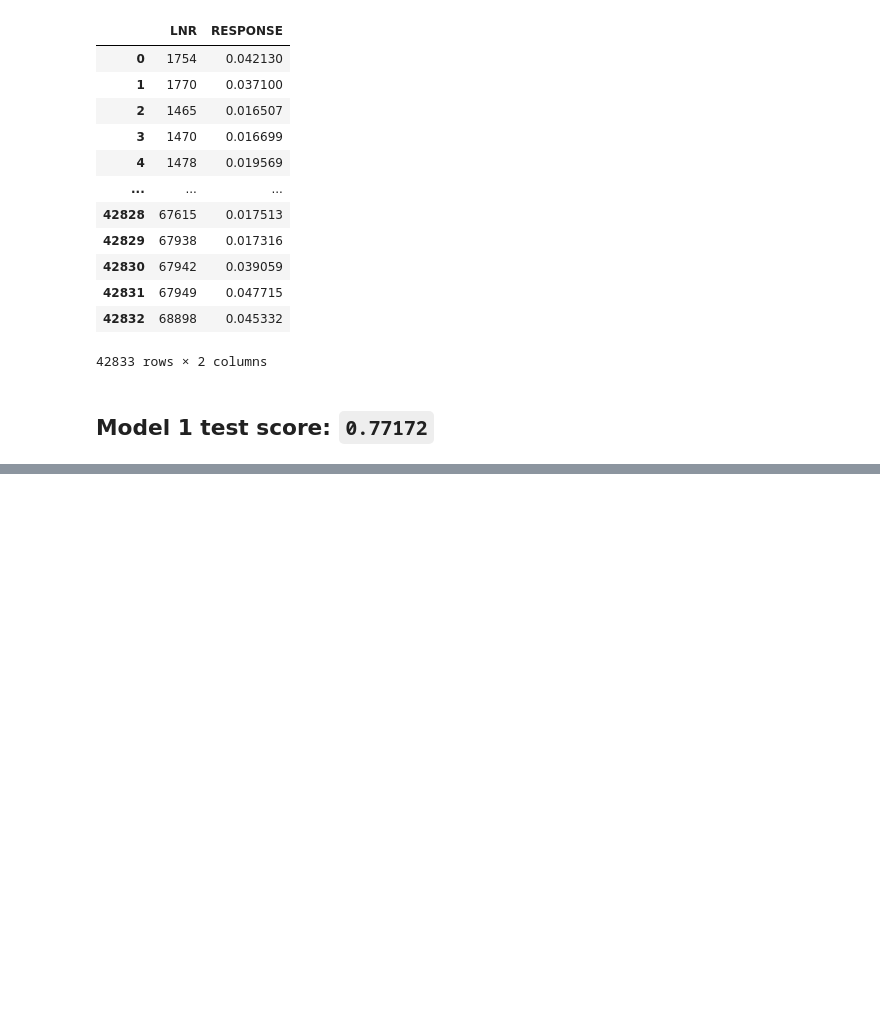
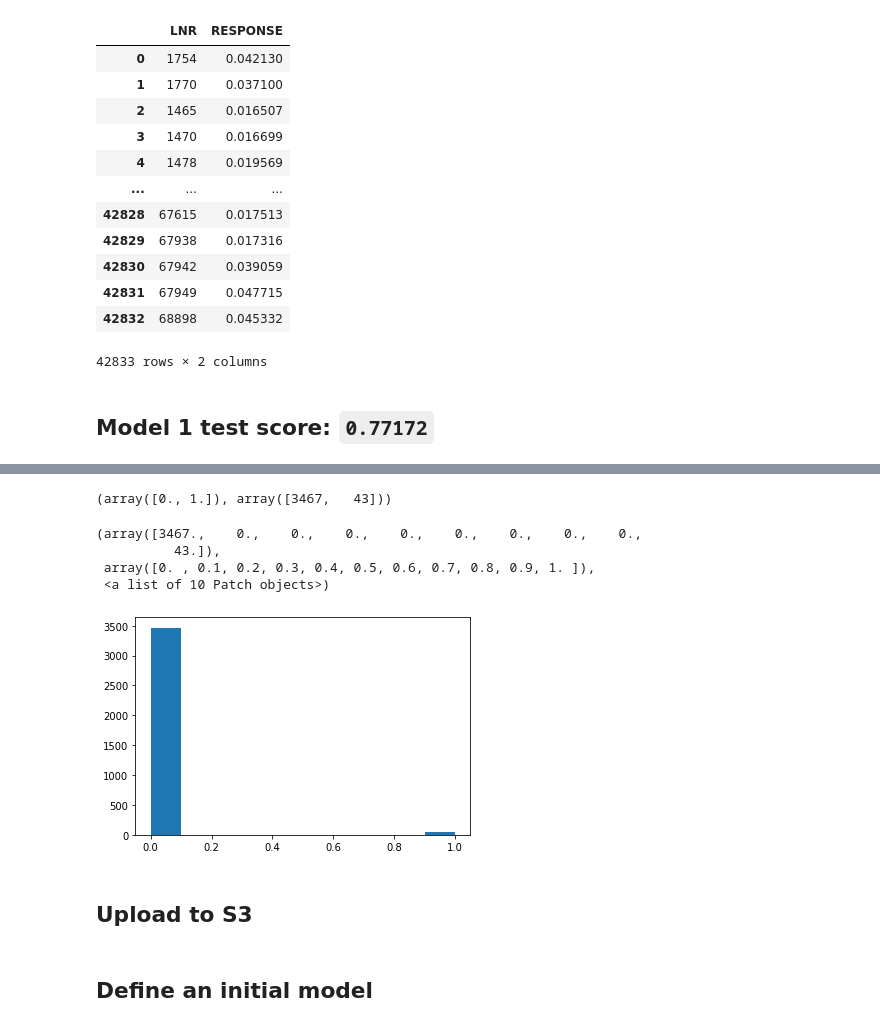
Before and after one commit to vaxherra/Arvato-Customer-Segmentation, a Jupyter notebook: Supervised/02_XGBoost.ipynb, the cells around one changed output, grey strips where cells are left out. Cells and saved outputs as stored; diff of their text form; code cells hidden in the pictures; blank space fills up the shorter version.

Commit message:
xgboost hyparparameter tuner: initial solution

```diff
--- a/Supervised/02_XGBoost.ipynb
+++ b/Supervised/02_XGBoost.ipynb
@@ -189,0 +210,12 @@ test_preds
+# %%
+print(np.unique(Y_test,return_counts=True))
+plt.hist(Y_test)
+# %% [output]
+(array([0., 1.]), array([3467,   43]))
+(array([3467.,    0.,    0.,    0.,    0.,    0.,    0.,    0.,    0.,
+          43.]),
+ array([0. , 0.1, 0.2, 0.3, 0.4, 0.5, 0.6, 0.7, 0.8, 0.9, 1. ]),
+ <a list of 10 Patch objects>)
+[figure, added]
+# %% [markdown]
+## Upload to S3
@@ -189,0 +238,2 @@ test_preds
+# %% [markdown]
+## Define an initial model
```
Also changed, not shown: parts of 23 cells of this notebook.
